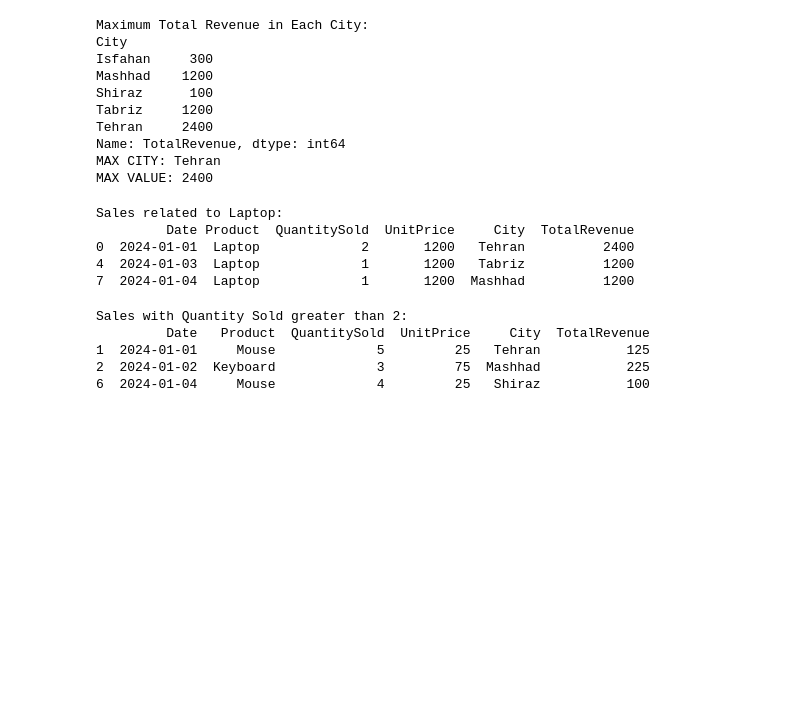
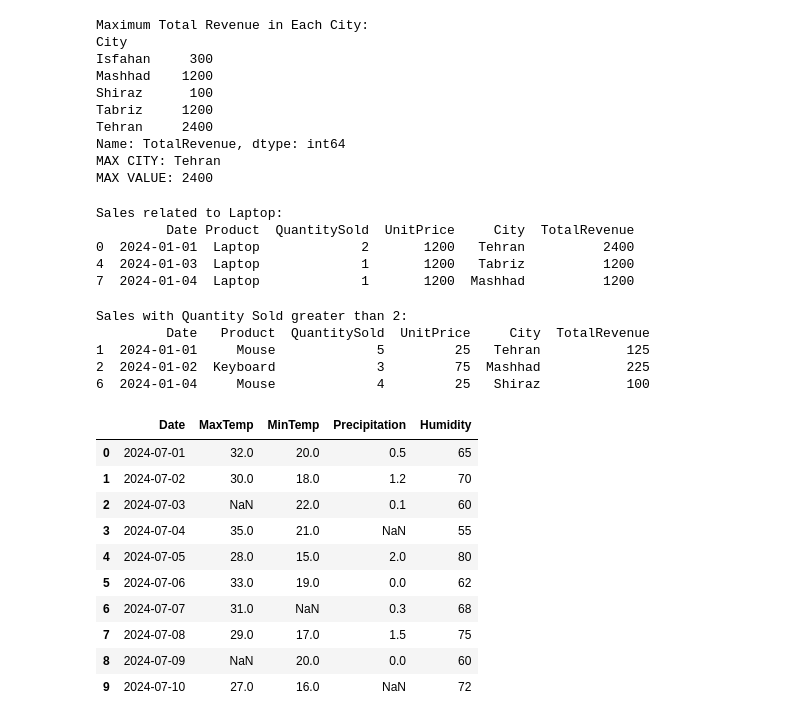
Before and after one commit to Mahdi-Miri/numpy, a Jupyter notebook: Numpy.ipynb, the cells around one changed output. Saved outputs shown, nothing was run; the diff lists cells and outputs as text; code cells hidden in the pictures; blank space fills up the shorter version.

```diff
--- a/Numpy.ipynb
+++ b/Numpy.ipynb
@@ -479,0 +484,28 @@ Sales with Quantity Sold greater than 2:
+# %%
+data = """Date,MaxTemp,MinTemp,Precipitation,Humidity
+2024-07-01,32,20,0.5,65
+2024-07-02,30,18,1.2,70
+2024-07-03,NaN,22,0.1,60
+2024-07-04,35,21,NaN,55
+2024-07-05,28,15,2.0,80
+2024-07-06,33,19,0.0,62
+2024-07-07,31,NaN,0.3,68
+2024-07-08,29,17,1.5,75
+2024-07-09,NaN,20,0.0,60
+2024-07-10,27,16,NaN,72"""
+
+df_W = pd.read_csv(StringIO(data))
+# %%
+df_W
+# %% [output]
+|  | Date | MaxTemp | MinTemp | Precipitation | Humidity |
+| 0 | 2024-07-01 | 32.0 | 20.0 | 0.5 | 65 |
+| 1 | 2024-07-02 | 30.0 | 18.0 | 1.2 | 70 |
+| 2 | 2024-07-03 | NaN | 22.0 | 0.1 | 60 |
+| 3 | 2024-07-04 | 35.0 | 21.0 | NaN | 55 |
+| 4 | 2024-07-05 | 28.0 | 15.0 | 2.0 | 80 |
+| 5 | 2024-07-06 | 33.0 | 19.0 | 0.0 | 62 |
+| 6 | 2024-07-07 | 31.0 | NaN | 0.3 | 68 |
+| 7 | 2024-07-08 | 29.0 | 17.0 | 1.5 | 75 |
+| 8 | 2024-07-09 | NaN | 20.0 | 0.0 | 60 |
+| 9 | 2024-07-10 | 27.0 | 16.0 | NaN | 72 |
```
Also changed, not shown: parts of 2 cells of this notebook.
